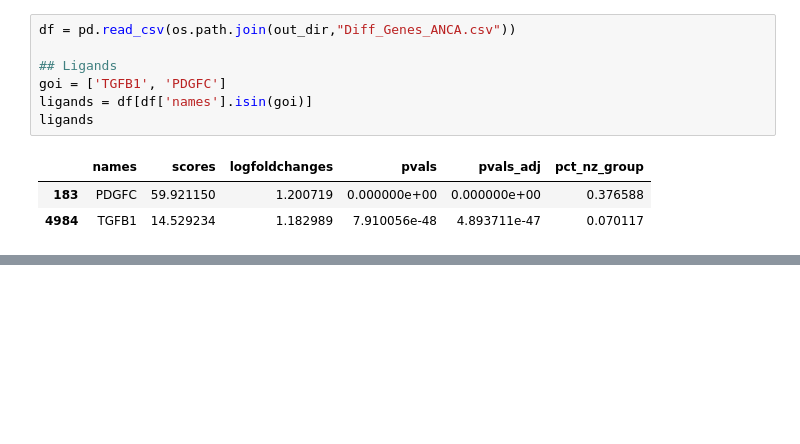
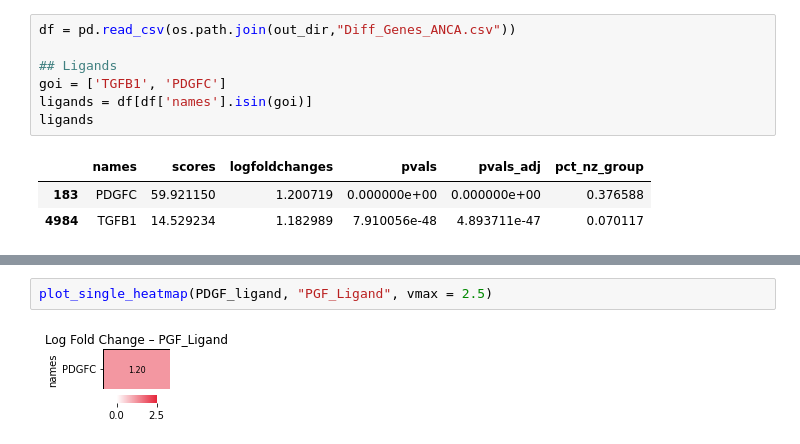
Before and after one commit to Zeba-Sultana/xenium-cgn, a Jupyter notebook: notebooks/10_NucSeqAnalysis/004_DiffExpression_NucSeq.ipynb, the cells around one changed output, grey strips where cells are left out. Cells and saved outputs as stored; diff of their text form; blank space fills up the shorter version.

```diff
--- a/notebooks/10_NucSeqAnalysis/004_DiffExpression_NucSeq.ipynb
+++ b/notebooks/10_NucSeqAnalysis/004_DiffExpression_NucSeq.ipynb
@@ -181,0 +229,4 @@ ligands
+# %%
+plot_single_heatmap(PDGF_ligand, "PGF_Ligand", vmax = 2.5)
+# %% [output]
+[figure, added]
```
Also changed, not shown: parts of 11 cells of this notebook, 5 other files.
